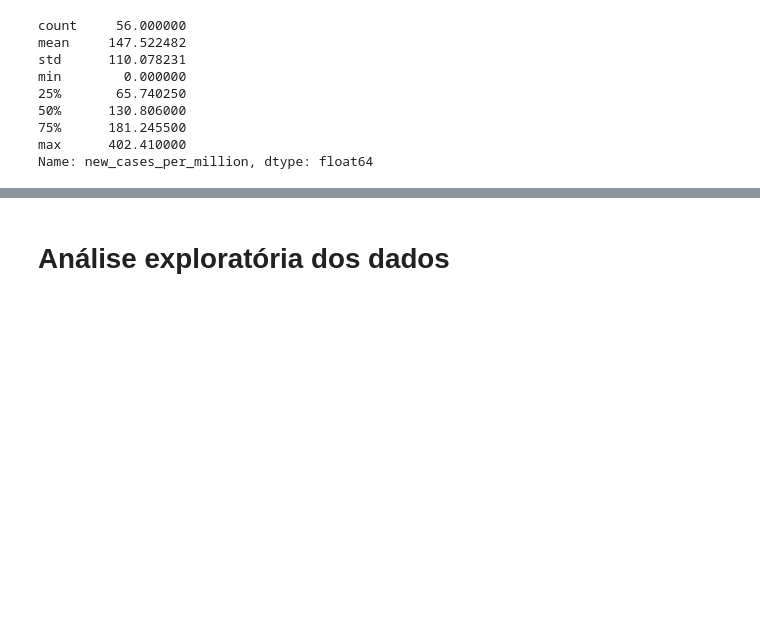
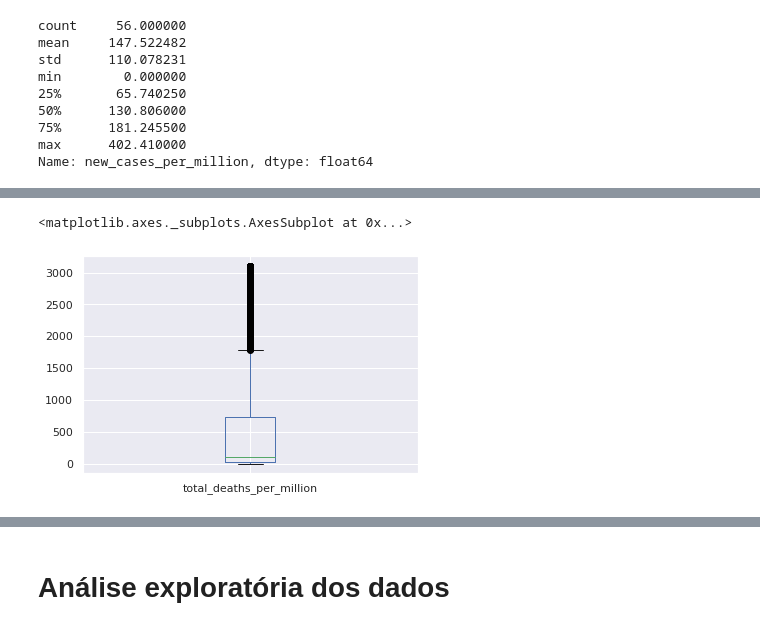
Before and after one commit to lluk4z/IF697-CienciaDeDados, a Jupyter notebook: Projeto01.ipynb, the cells around one changed output, grey strips where cells are left out. Saved outputs shown, nothing was run; the diff lists cells and outputs as text; code cells hidden in the pictures; blank space fills up the shorter version.

```diff
--- a/Projeto01.ipynb
+++ b/Projeto01.ipynb
@@ -723,0 +788,5 @@ stats.shapiro(strin_brasil_Hi['new_cases_per_million'].dropna())
+# %%
+populacao_idosa_Hi['total_deaths_per_million'].plot(kind='box')
+# %% [output]
+<matplotlib.axes._subplots.AxesSubplot at 0x...>
+[figure, added]
```
Also changed, not shown: parts of 99 cells of this notebook.
